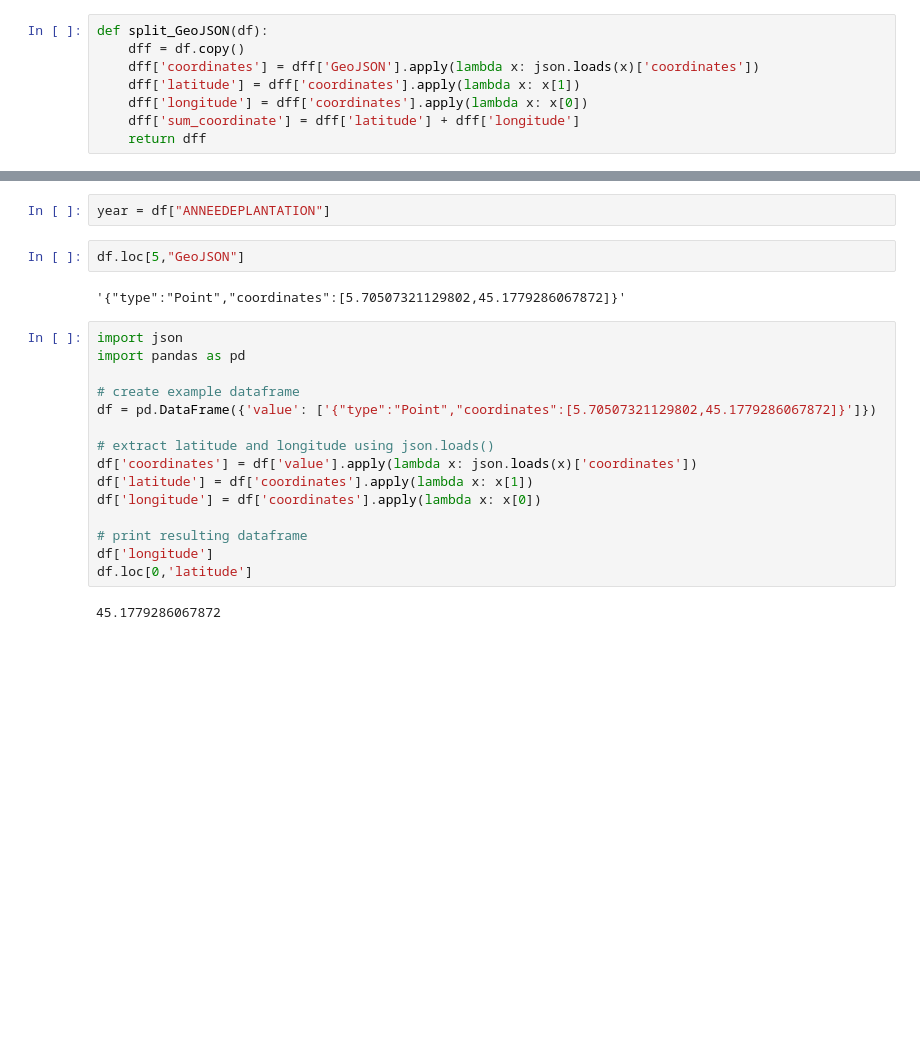
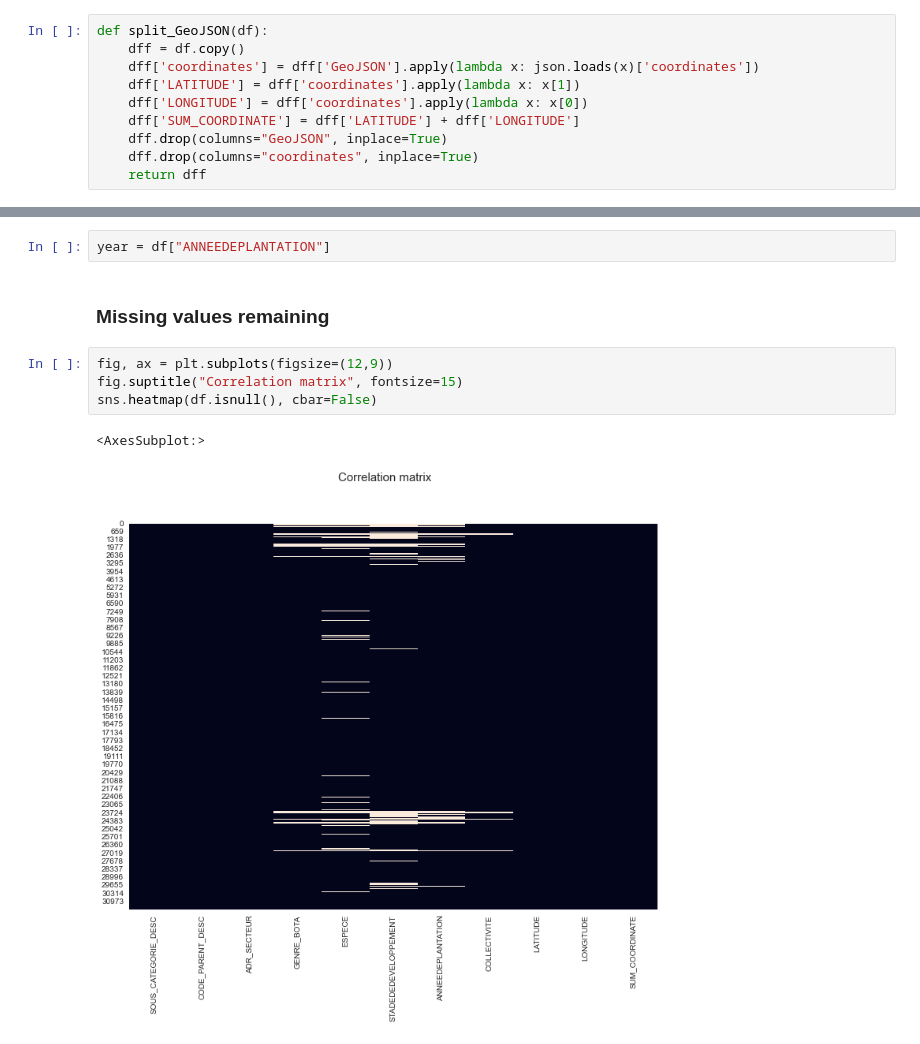
Before and after one commit to ManuLabricole/CDN-MachineLearning, a Jupyter notebook: ML1/Notebooks/notebook-1.ipynb, the cells around one changed output, grey strips where cells are left out. Drawn from its saved outputs; the diff is of its cells as text; blank space fills up the shorter version.

```diff
--- a/ML1/Notebooks/notebook-1.ipynb
+++ b/ML1/Notebooks/notebook-1.ipynb
@@ -170,9 +195,11 @@ df_clean.drop(columns="CODE_PARENT", inplace=True)
 def split_GeoJSON(df):
     dff = df.copy()
     dff['coordinates'] = dff['GeoJSON'].apply(lambda x: json.loads(x)['coordinates'])
-    dff['latitude'] = dff['coordinates'].apply(lambda x: x[1])
-    dff['longitude'] = dff['coordinates'].apply(lambda x: x[0])
-    dff['sum_coordinate'] = dff['latitude'] + dff['longitude']
+    dff['LATITUDE'] = dff['coordinates'].apply(lambda x: x[1])
+    dff['LONGITUDE'] = dff['coordinates'].apply(lambda x: x[0])
+    dff['SUM_COORDINATE'] = dff['LATITUDE'] + dff['LONGITUDE']
+    dff.drop(columns="GeoJSON", inplace=True)
+    dff.drop(columns="coordinates", inplace=True)
     return dff
 # %%
 df_clean = split_GeoJSON(df_clean)
@@ -191,23 +234,11 @@ df.head()
 # %%
 year = df["ANNEEDEPLANTATION"]
-# %%
-df.loc[5,"GeoJSON"]
-# %% [output]
-'{"type":"Point","coordinates":[5.70507321129802,45.1779286067872]}'
-# %%
-import json
-import pandas as pd
-
-# create example dataframe
-df = pd.DataFrame({'value': ['{"type":"Point","coordinates":[5.70507321129802,45.1779286067872]}']})
-
-# extract latitude and longitude using json.loads()
-df['coordinates'] = df['value'].apply(lambda x: json.loads(x)['coordinates'])
-df['latitude'] = df['coordinates'].apply(lambda x: x[1])
-df['longitude'] = df['coordinates'].apply(lambda x: x[0])
-
-# print resulting dataframe
-df['longitude']
-df.loc[0,'latitude']
-# %% [output]
-45.1779286067872
+# %% [markdown]
+### Missing values remaining
+# %%
+fig, ax = plt.subplots(figsize=(12,9))
+fig.suptitle("Correlation matrix", fontsize=15)
+sns.heatmap(df.isnull(), cbar=False)
+# %% [output]
+<AxesSubplot:>
+[figure, added]
```
Also changed, not shown: parts of 16 cells of this notebook.
